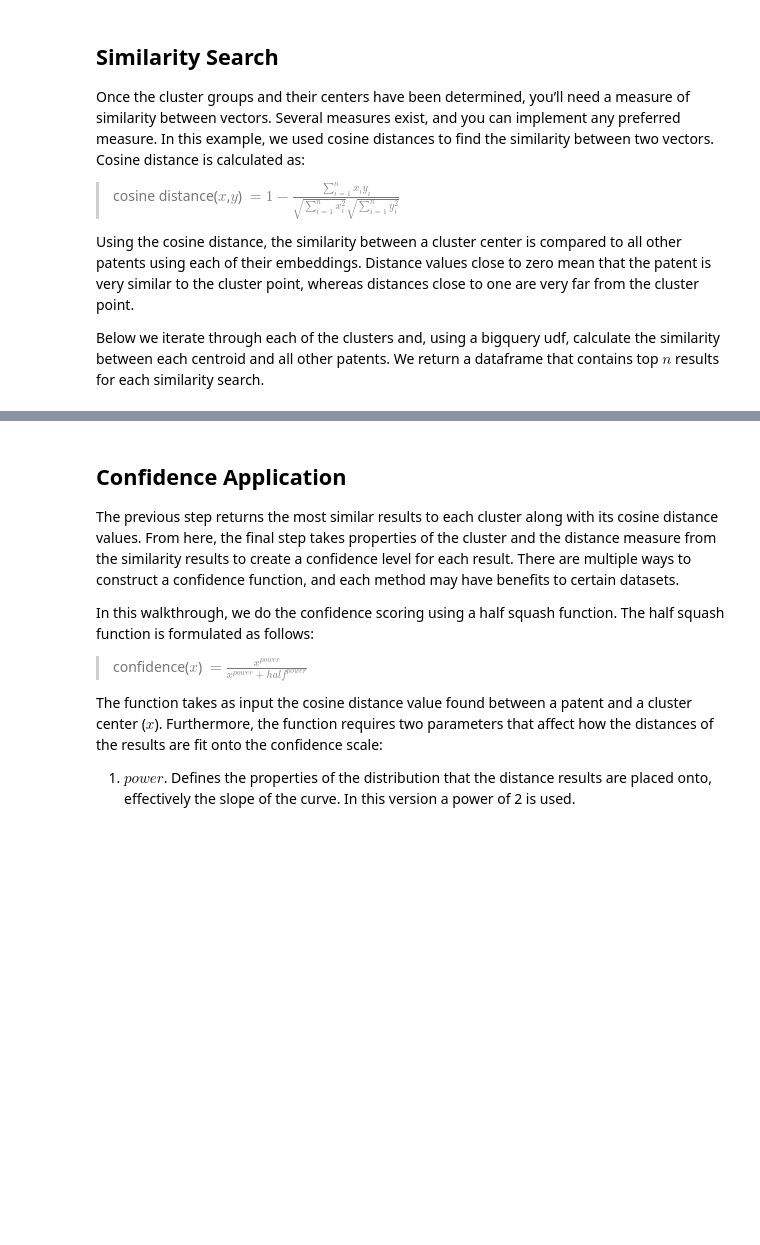
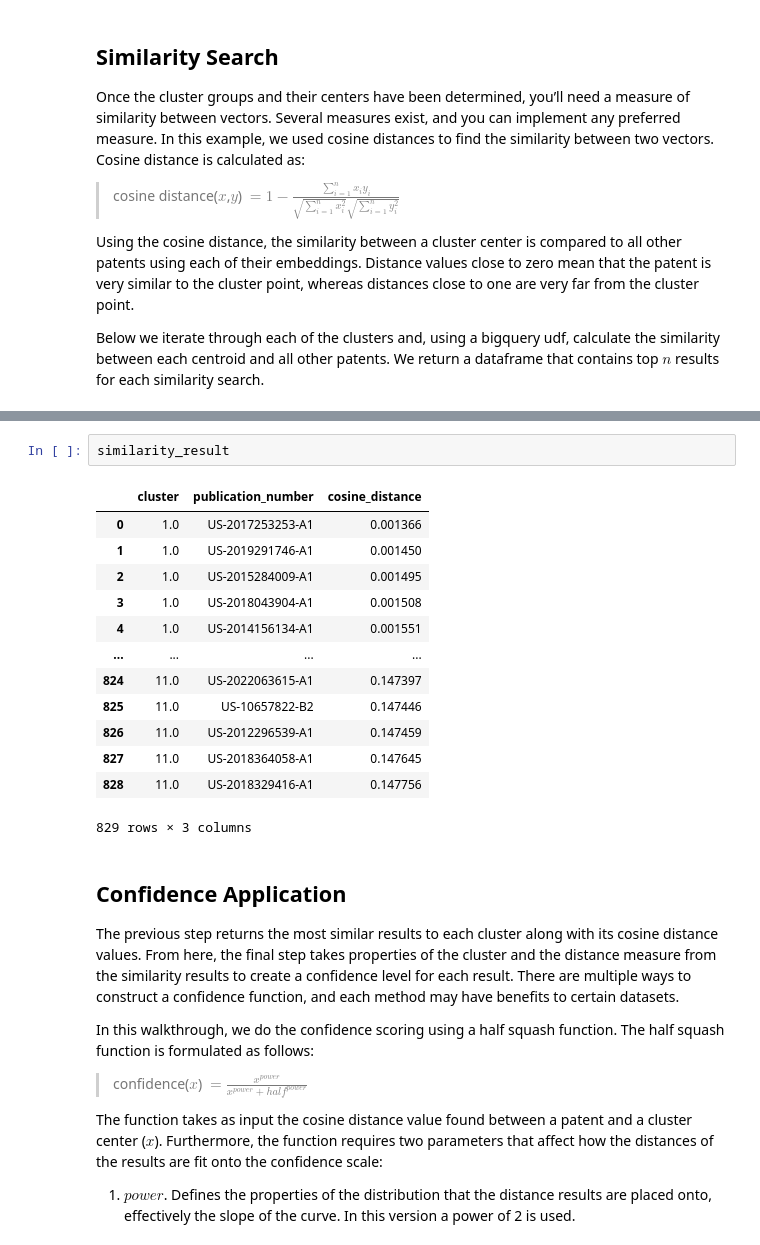
Before and after one commit to SanggunLee/patents-public-data, a Jupyter notebook: examples/patent_set_expansion.ipynb, the cells around one changed output, grey strips where cells are left out. Saved outputs shown, nothing was run; the diff lists cells and outputs as text; blank space fills up the shorter version.

```diff
--- a/examples/patent_set_expansion.ipynb
+++ b/examples/patent_set_expansion.ipynb
@@ -747,3 +763,19 @@ BadRequest: ignored
+# %%
+similarity_result
+# %% [output]
+|  | cluster | publication_number | cosine_distance |
+| 0 | 1.0 | US-2017253253-A1 | 0.001366 |
+| 1 | 1.0 | US-2019291746-A1 | 0.001450 |
+| 2 | 1.0 | US-2015284009-A1 | 0.001495 |
+| 3 | 1.0 | US-2018043904-A1 | 0.001508 |
+| 4 | 1.0 | US-2014156134-A1 | 0.001551 |
+| ... | ... | ... | ... |
+| 824 | 11.0 | US-2022063615-A1 | 0.147397 |
+| 825 | 11.0 | US-10657822-B2 | 0.147446 |
+| 826 | 11.0 | US-2012296539-A1 | 0.147459 |
+| 827 | 11.0 | US-2018364058-A1 | 0.147645 |
+| 828 | 11.0 | US-2018329416-A1 | 0.147756 |
+829 rows × 3 columns
 # %% [markdown]
 ## Confidence Application
 
```
Also changed, not shown: parts of 9 cells of this notebook.
